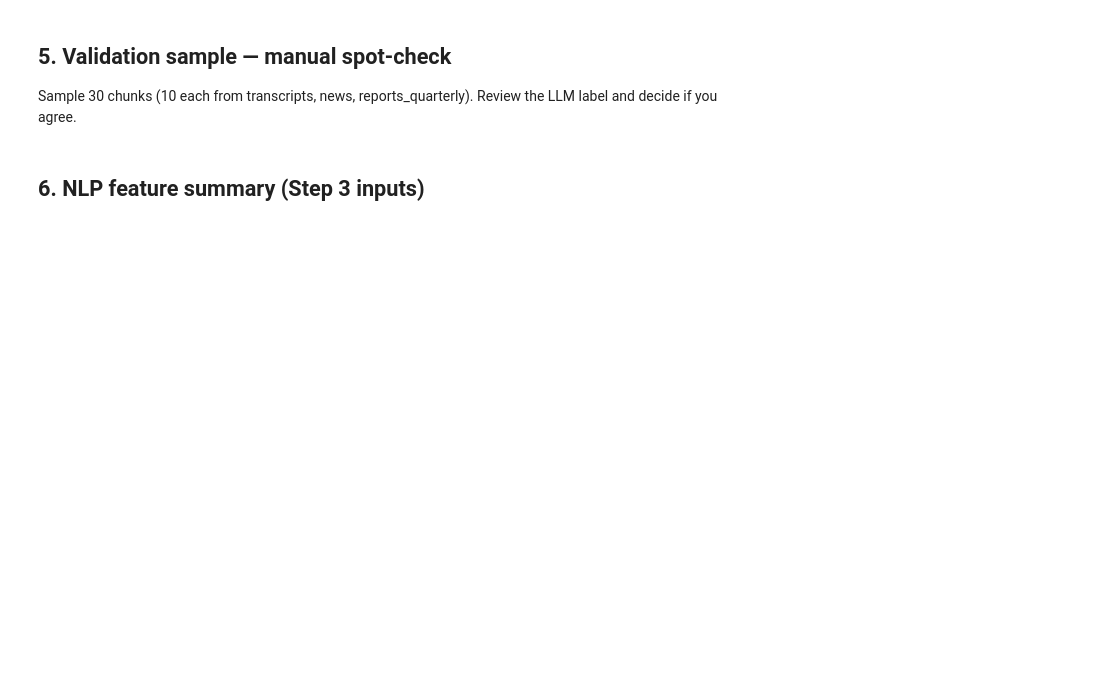
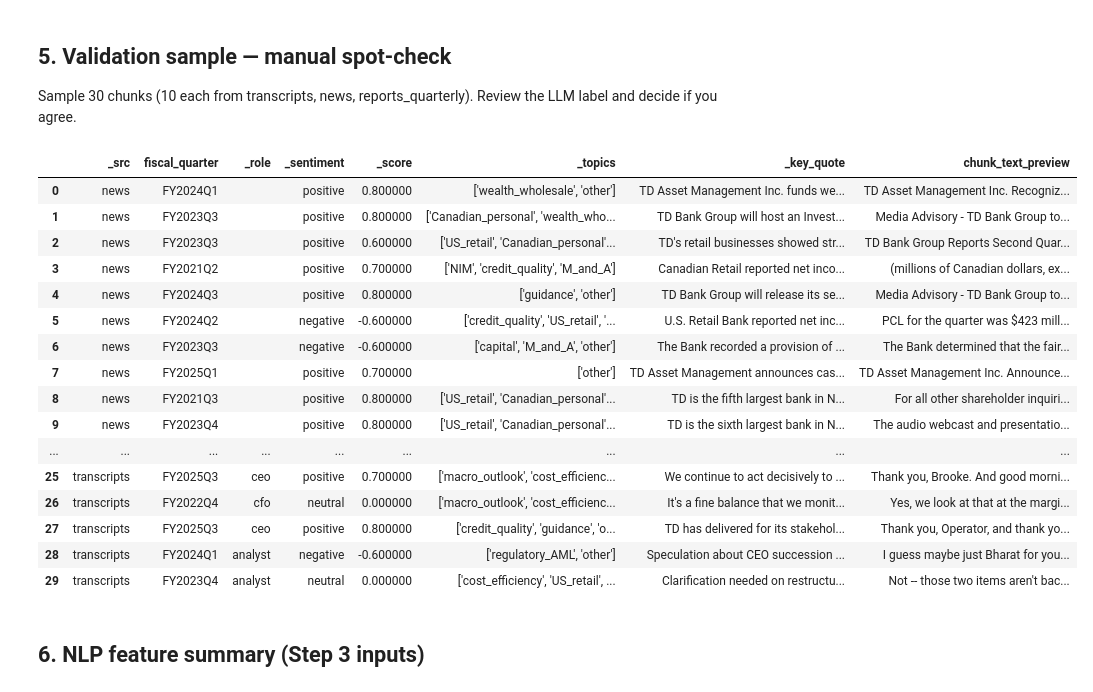
Before and after one commit to yanblu/AI_driven_company_and_stock_analysis, a Jupyter notebook: notebooks/02_annotation.ipynb, the cells around one changed output. Drawn from its saved outputs; the diff is of its cells as text; code cells hidden in the pictures; blank space fills up the shorter version.

```diff
--- a/notebooks/02_annotation.ipynb
+++ b/notebooks/02_annotation.ipynb
@@ -224,33 +270,51 @@ Sample 30 chunks (10 each from transcripts, news, reports_quarterly). Review the
 # %%
 # Load the original chunk text alongside annotations for comparison
 import json as _json
 from src.utils.config import CHUNKS_DIR
 
 chunk_lookup: dict[str, str] = {}
 for src in SOURCE_TYPES:
     path = CHUNKS_DIR / f'{src}.jsonl'
     if not path.exists():
         continue
     with path.open() as fh:
         for line in fh:
             try:
                 c = _json.loads(line)
                 chunk_lookup[c['chunk_id']] = c.get('text', '')[:600]
             except Exception:
                 pass
 
-validation_sample = (
-    df[df['_src'].isin(['transcripts', 'news', 'reports_quarterly'])]
-    .groupby('_src', group_keys=False)
-    .apply(lambda g: g.sample(min(10, len(g)), random_state=42))
-    .reset_index(drop=True)
-)
+pool = df[df['_src'].isin(['transcripts', 'news', 'reports_quarterly'])].copy()
+parts = []
+for src_name, grp in pool.groupby('_src'):
+    parts.append(grp.sample(min(10, len(grp)), random_state=42))
+validation_sample = pd.concat(parts).reset_index(drop=True)
+
 validation_sample['chunk_text_preview'] = validation_sample['chunk_id'].map(
     lambda cid: chunk_lookup.get(cid, '')[:300]
 )
 
 display_cols = ['_src', 'fiscal_quarter', '_role', '_sentiment', '_score', '_topics', '_key_quote', 'chunk_text_preview']
 validation_sample[display_cols].style.set_properties(**{'text-align': 'left', 'font-size': '11px'})
+# %% [output]
+|  | _src | fiscal_quarter | _role | _sentiment | _score | _topics | _key_quote | chunk_text_preview |
+| 0 | news | FY2024Q1 |  | positive | 0.800000 | ['wealth_wholesale', 'other'] | TD Asset Management Inc. funds we... | TD Asset Management Inc. Recogniz... |
+| 1 | news | FY2023Q3 |  | positive | 0.800000 | ['Canadian_personal', 'wealth_who... | TD Bank Group will host an Invest... | Media Advisory - TD Bank Group to... |
+| 2 | news | FY2023Q3 |  | positive | 0.600000 | ['US_retail', 'Canadian_personal'... | TD's retail businesses showed str... | TD Bank Group Reports Second Quar... |
+| 3 | news | FY2021Q2 |  | positive | 0.700000 | ['NIM', 'credit_quality', 'M_and_A'] | Canadian Retail reported net inco... | (millions of Canadian dollars, ex... |
+| 4 | news | FY2024Q3 |  | positive | 0.800000 | ['guidance', 'other'] | TD Bank Group will release its se... | Media Advisory - TD Bank Group to... |
+| 5 | news | FY2024Q2 |  | negative | -0.600000 | ['credit_quality', 'US_retail', '... | U.S. Retail Bank reported net inc... | PCL for the quarter was $423 mill... |
+| 6 | news | FY2023Q3 |  | negative | -0.600000 | ['capital', 'M_and_A', 'other'] | The Bank recorded a provision of ... | The Bank determined that the fair... |
+| 7 | news | FY2025Q1 |  | positive | 0.700000 | ['other'] | TD Asset Management announces cas... | TD Asset Management Inc. Announce... |
+| 8 | news | FY2021Q3 |  | positive | 0.800000 | ['US_retail', 'Canadian_personal'... | TD is the fifth largest bank in N... | For all other shareholder inquiri... |
+| 9 | news | FY2023Q4 |  | positive | 0.800000 | ['US_retail', 'Canadian_personal'... | TD is the sixth largest bank in N... | The audio webcast and presentatio... |
+| ... | ... | ... | ... | ... | ... | ... | ... | ... |
+| 25 | transcripts | FY2025Q3 | ceo | positive | 0.700000 | ['macro_outlook', 'cost_efficienc... | We continue to act decisively to ... | Thank you, Brooke. And good morni... |
+| 26 | transcripts | FY2022Q4 | cfo | neutral | 0.000000 | ['macro_outlook', 'cost_efficienc... | It's a fine balance that we monit... | Yes, we look at that at the margi... |
+| 27 | transcripts | FY2025Q3 | ceo | positive | 0.800000 | ['credit_quality', 'guidance', 'o... | TD has delivered for its stakehol... | Thank you, Operator, and thank yo... |
+| 28 | transcripts | FY2024Q1 | analyst | negative | -0.600000 | ['regulatory_AML', 'other'] | Speculation about CEO succession ... | I guess maybe just Bharat for you... |
+| 29 | transcripts | FY2023Q4 | analyst | neutral | 0.000000 | ['cost_efficiency', 'US_retail', ... | Clarification needed on restructu... | Not -- those two items aren't bac... |
 # %% [markdown]
 ## 6. NLP feature summary (Step 3 inputs)
 # %%
```
Also changed, not shown: parts of 12 cells of this notebook, 10 other files.
